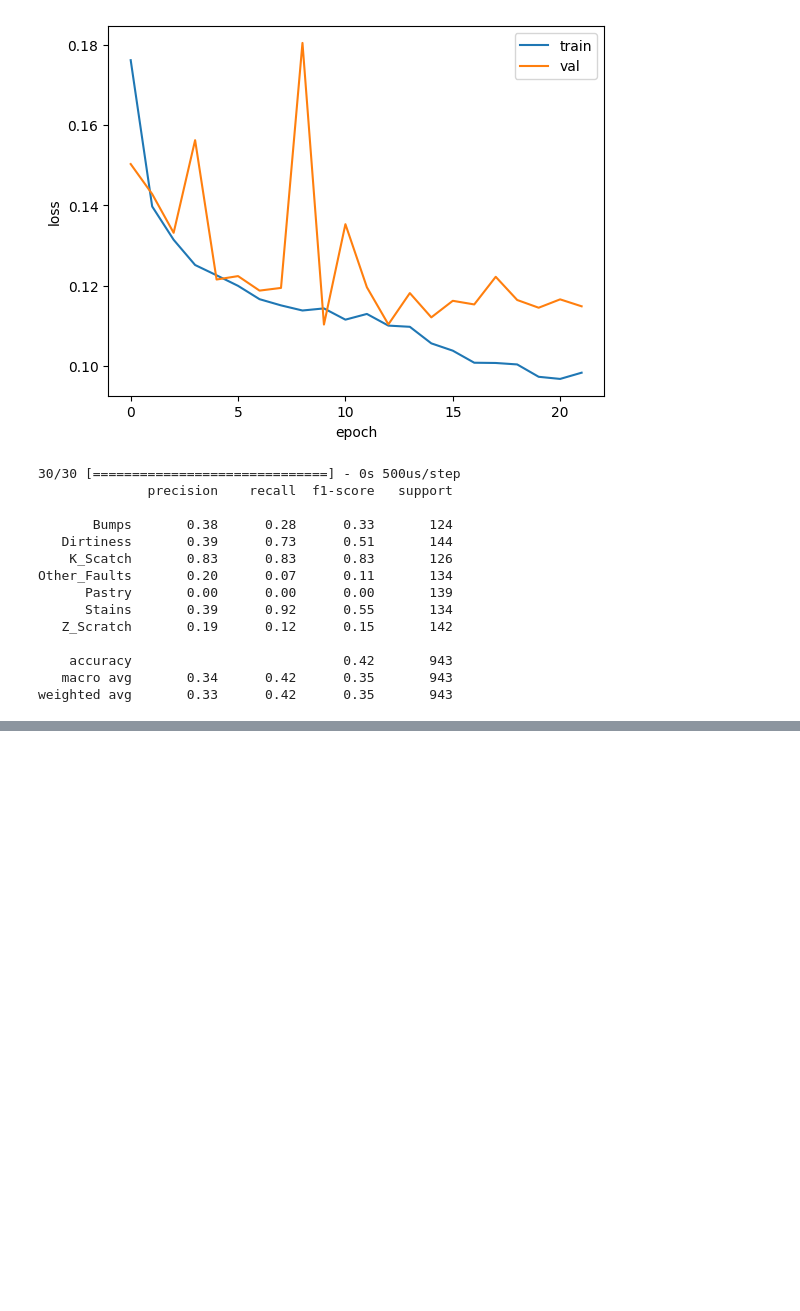
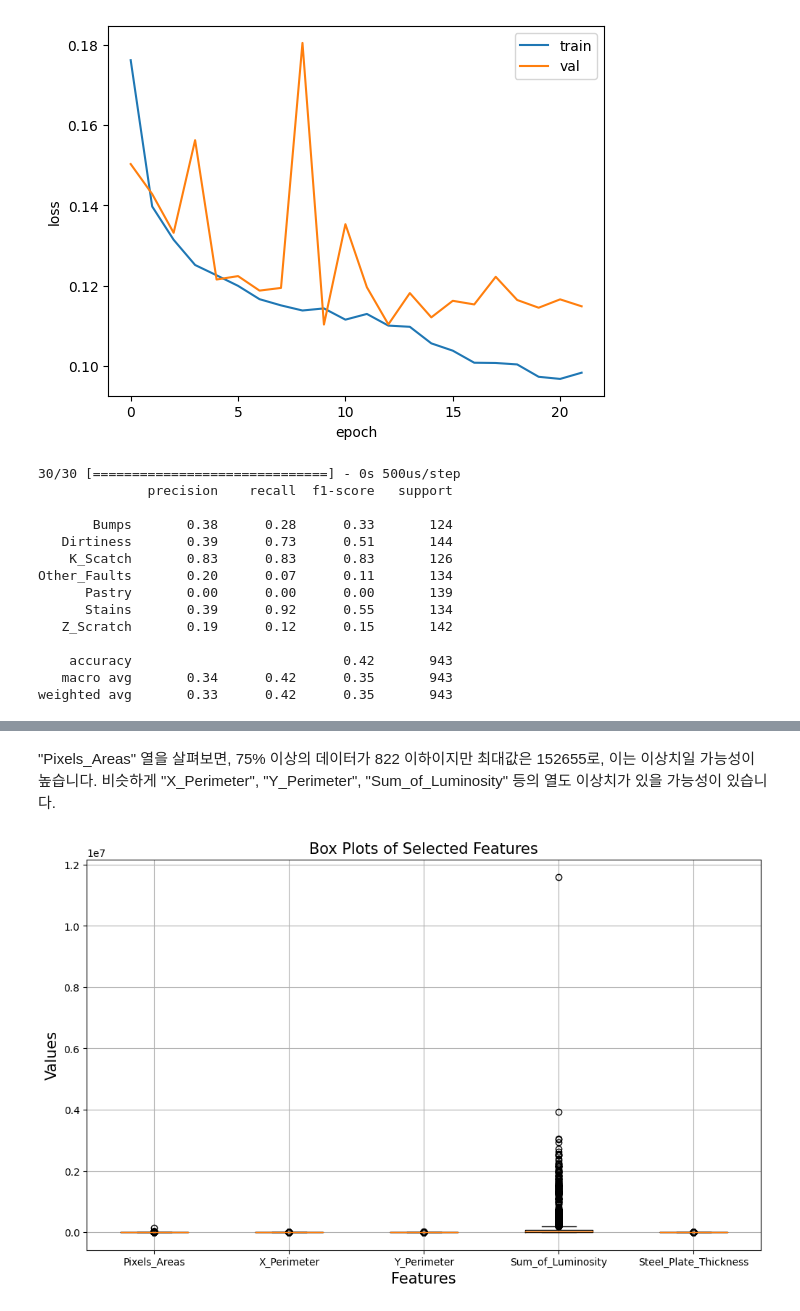
Before and after one commit to KHP95/AIB_TP1, a Jupyter notebook: muti_classification_2.ipynb, the cells around one changed output, grey strips where cells are left out. Drawn from its saved outputs; the diff is of its cells as text; code cells hidden in the pictures; blank space fills up the shorter version.

```diff
--- a/muti_classification_2.ipynb
+++ b/muti_classification_2.ipynb
@@ -326,0 +353,25 @@ weighted avg       0.33      0.42      0.35       943
+# %% [markdown]
+"Pixels_Areas" 열을 살펴보면, 75% 이상의 데이터가 822 이하이지만 최대값은 152655로, 이는 이상치일 가능성이 높습니다. 비슷하게 "X_Perimeter", "Y_Perimeter", "Sum_of_Luminosity" 등의 열도 이상치가 있을 가능성이 있습니다.
+# %%
+import matplotlib.pyplot as plt
+
+# Selecting a subset of columns for boxplot visualization for clarity
+subset_columns = ['Pixels_Areas', 'X_Perimeter', 'Y_Perimeter', 'Sum_of_Luminosity', 'Steel_Plate_Thickness']
+
+# Create a figure instance and a subplot
+fig, ax = plt.subplots(figsize=(12, 7))
+
+# Box plot
+ax.boxplot([data[col] for col in subset_columns])
+
+# Changing x-axis labels to corresponding column names
+ax.set_xticklabels(subset_columns)
+
+# Title and labels
+plt.title('Box Plots of Selected Features', fontsize=15)
+plt.xlabel('Features', fontsize=15)
+plt.ylabel('Values', fontsize=15)
+plt.grid(True)
+plt.show()
+# %% [output]
+[figure, added]
```
Also changed, not shown: parts of 8 cells of this notebook.
